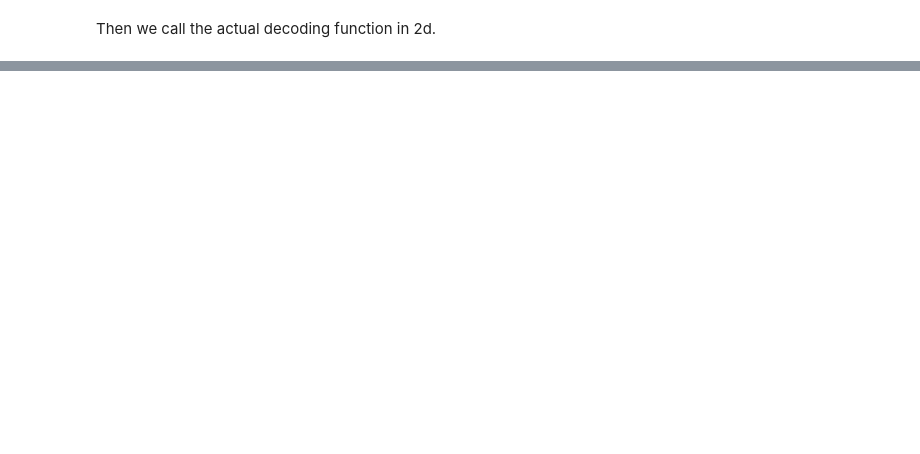
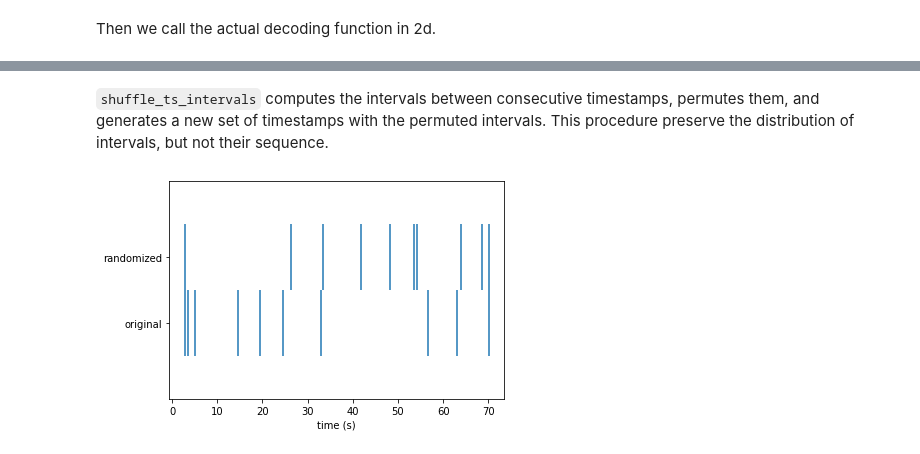
Before and after one commit to pynapple-org/pynapple, a Jupyter notebook: docs/notebooks/pynapple-process-notebook.ipynb, the cells around one changed output, grey strips where cells are left out. Drawn from its saved outputs; the diff is of its cells as text; code cells hidden in the pictures; blank space fills up the shorter version.

Commit message:
updated process notebook

```diff
--- a/docs/notebooks/pynapple-process-notebook.ipynb
+++ b/docs/notebooks/pynapple-process-notebook.ipynb
@@ -272,0 +292,12 @@ plt.show()
+# %% [markdown]
+`shuffle_ts_intervals` computes the intervals between consecutive timestamps, permutes them, and generates a new set of timestamps with the permuted intervals.
+This procedure preserve the distribution of intervals, but not their sequence.
+# %%
+ts = nap.Ts(t = np.sort(np.random.uniform(0, 100, 10)), time_units = 's')
+rand_ts = nap.shuffle_ts_intervals(ts)
+
+plt.eventplot([ts.times(),rand_ts.times()])
+plt.xlabel('time (s)')
+plt.yticks([0,1],['original','randomized']);
+# %% [output]
+[figure, added]
```
Also changed, not shown: parts of 15 cells of this notebook.
